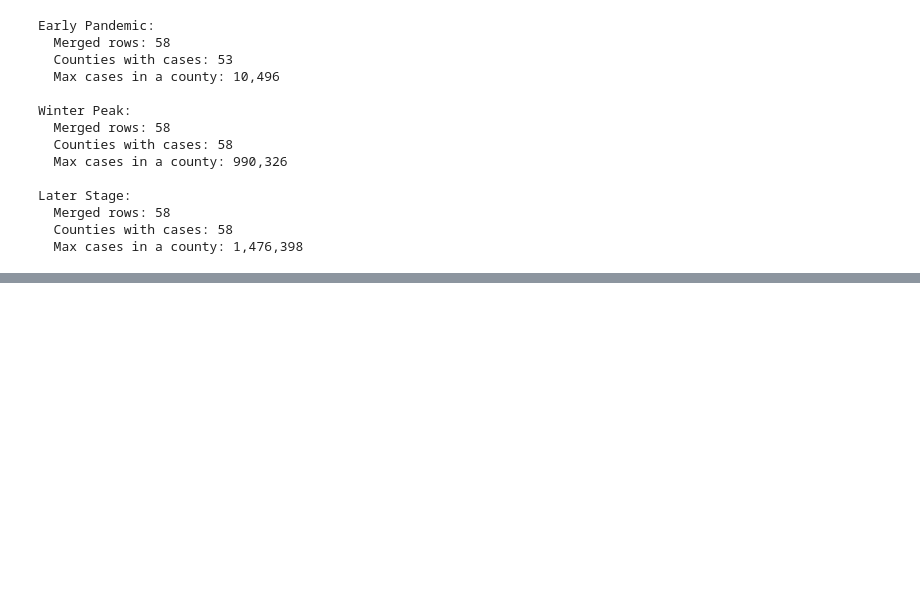
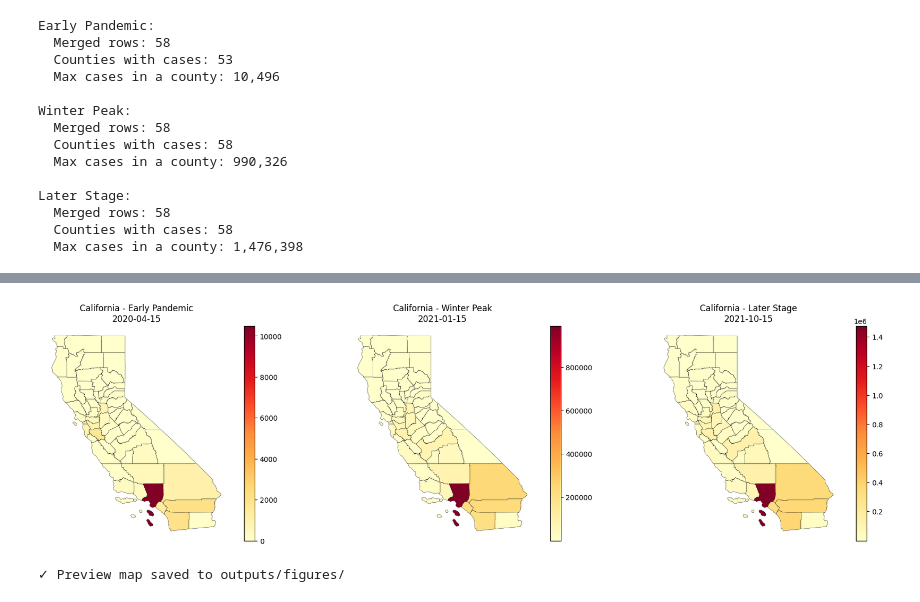
Before and after one commit to LukeHatchl/covid-spatial-analysis, a Jupyter notebook: notebooks/02_data_cleaning.ipynb, the cells around one changed output, grey strips where cells are left out. Saved outputs shown, nothing was run; the diff lists cells and outputs as text; code cells hidden in the pictures; blank space fills up the shorter version.

Commit message:
Visualization test for snapshots of California

```diff
--- a/notebooks/02_data_cleaning.ipynb
+++ b/notebooks/02_data_cleaning.ipynb
@@ -224,0 +249,16 @@ Later Stage:
+# %%
+# Save processed data
+for name, merged in merged_snapshots_with_area.items():
+    filename = f"{FOCUS_STATE.lower()}_{name.lower().replace(' ', '_')}_snapshot.geojson"
+    filepath = PROCESSED_DATA / filename
+
+    # Save as GeoJSON for easy loading later
+    merged.to_file(filepath, driver='GeoJSON')
+    print(f"✓ Saved {name} to {filepath}")
+
+print(f"\n{'='*60}")
+print("DATA CLEANING COMPLETE!")
+print(f"{'='*60}")
+print(f"State: {FOCUS_STATE}")
+print(f"Snapshots: {len(merged_snapshots_with_area)}")
+print(f"Saved to: {PROCESSED_DATA}")
@@ -224,0 +276,24 @@ Later Stage:
+# %%
+# Quick visualization test
+fig, axes = plt.subplots(1, 3, figsize=(18, 5))
+
+for idx, (name, merged) in enumerate(merged_snapshots_with_area.items()):
+    ax = axes[idx]
+    merged.plot(column='cases',
+                cmap='YlOrRd',
+                legend=True,
+                ax=ax,
+                edgecolor='black',
+                linewidth=0.3)
+    ax.set_title(f'{FOCUS_STATE} - {name}\n{SNAPSHOT_DATES[name]}')
+    ax.axis('off')
+
+plt.tight_layout()
+plt.savefig(PROJECT_ROOT / 'outputs' / 'figures' / 'mvp_snapshots_preview.png',
+            dpi=150, bbox_inches='tight')
+plt.show()
+
+print(f"✓ Preview map saved to outputs/figures/")
+# %% [output]
+[figure, added]
+✓ Preview map saved to outputs/figures/
```
Also changed, not shown: parts of 2 cells of this notebook, 1 other file.
